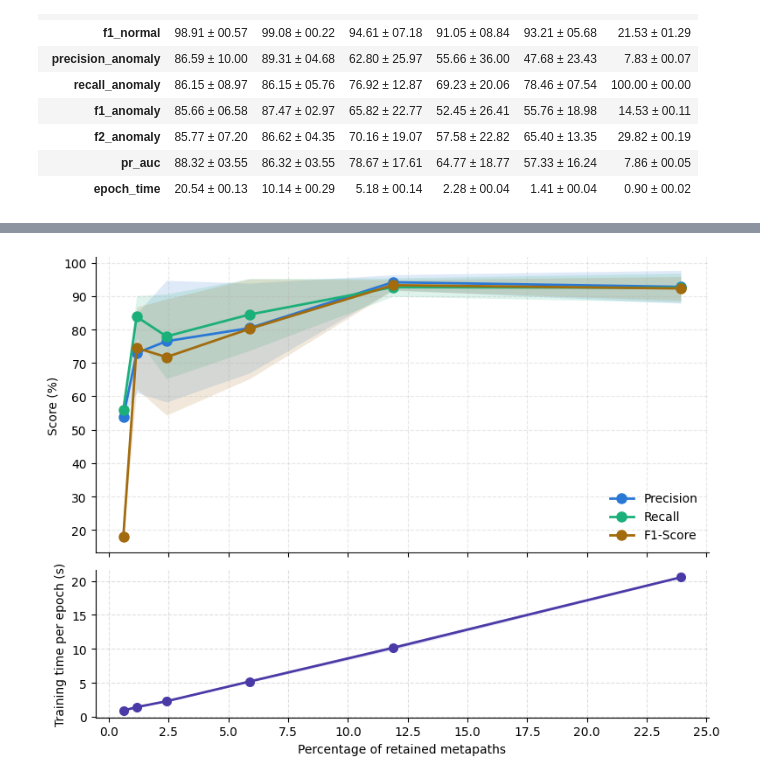
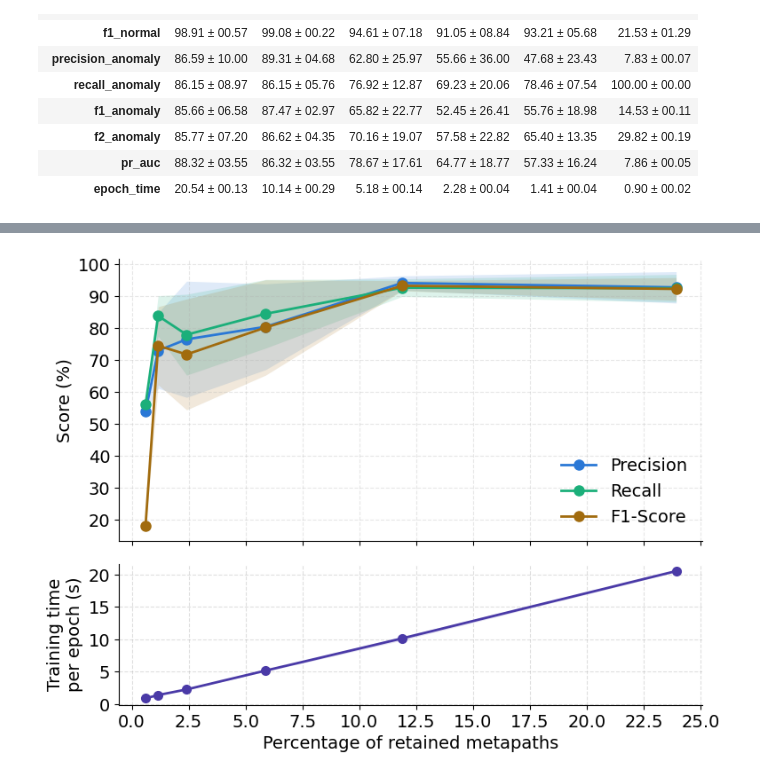
Before and after one commit to BridgeSentry/BridgeSentry, a Jupyter notebook: notebooks/dme_distribution_deepsad_20260805.ipynb, the cells around one changed output, grey strips where cells are left out. Drawn from its saved outputs; the diff is of its cells as text; code cells hidden in the pictures.

Commit message:
fix: make tuning dme evaluation charts larger

```diff
--- a/notebooks/dme_distribution_deepsad_20260805.ipynb
+++ b/notebooks/dme_distribution_deepsad_20260805.ipynb
@@ -610,6 +611,7 @@ Epoch Training Time (sec/epoch) & $11.31 \pm 00.18$ & $5.28 \pm 00.04$ & $2.92 \
 \end{table}
 # %%
 import matplotlib.pyplot as plt
+from matplotlib.ticker import AutoLocator, MultipleLocator
 
 # Palette (dataviz skill's validated categorical slots):
 #   slot 1 (blue) / slot 2 (aqua) for the two performance lines,
@@ -623,6 +625,7 @@ COLOR_TIME = "#4a3aa7"
 plot_df = comparison_df.sort_values("pct_metapaths")
 x = plot_df["pct_metapaths"].to_numpy()
 
+plt.rcParams.update({'font.size': 14})
 fig, (ax_perf, ax_time) = plt.subplots(
     2, 1, figsize=(8, 6), sharex=True, height_ratios=[2, 1]
 )
@@ -643,8 +646,9 @@ ax_perf.legend(frameon=False)
 ax_perf.grid(axis="x", linestyle="--", alpha=0.3)
 ax_perf.grid(axis="y", linestyle="--", alpha=0.3)
 ax_perf.spines[["top", "right"]].set_visible(False)
+ax_perf.yaxis.set_major_locator(MultipleLocator(5))
 
-# --- Bottom panel: fold training time, bars + std error bars ---
+# --- Bottom panel: epoch training time, bars + std error bars ---
 # bar width as a fraction of x so bars read consistently on a log x-axis
 widths = x * 0.15
 ax_time.plot(
@@ -652,18 +656,17 @@ ax_time.plot(
     color=COLOR_TIME, marker="o", linewidth=2, markersize=7,
 )
 ax_time.fill_between(x * 100, plot_df["epoch_time_mean"] - plot_df["epoch_time_std"], plot_df["epoch_time_mean"] + plot_df["epoch_time_std"], color=COLOR_TIME, alpha=0.15, linewidth=0)
-ax_time.set_ylabel("Training time per epoch (s)")
+ax_time.set_ylabel("Training time\nper epoch (s)")
 ax_time.set_xlabel("Percentage of retained metapaths")
 #ax_time.set_xscale("log")
-from matplotlib.ticker import FixedLocator, FuncFormatter, NullFormatter
 
 #ax_time.xaxis.set_major_locator(FixedLocator(x * 100))
 #ax_time.xaxis.set_major_formatter(FuncFormatter(lambda v, p: f'{v:.1f}'))
-
+ax_time.xaxis.set_major_locator(MultipleLocator(2.5))
+ax_time.yaxis.set_major_locator(MultipleLocator(2))
 ax_time.grid(True, axis="both", linestyle="--", alpha=0.4)
 ax_time.spines[["top", "right"]].set_visible(False)
 
 fig.tight_layout()
-fig.savefig("dme_tuning_dme_results_deepsad_single.pdf", format="pdf")
 plt.show()
 # %% [output]
@@ -1156,6 +1159,7 @@ Epoch Training Time (sec/epoch) & $20.54 \pm 00.13$ & $10.14 \pm 00.29$ & $5.18
 \end{table}
 # %%
 import matplotlib.pyplot as plt
+from matplotlib.ticker import AutoLocator, MultipleLocator
 
 # Palette (dataviz skill's validated categorical slots):
 #   slot 1 (blue) / slot 2 (aqua) for the two performance lines,
@@ -1169,6 +1173,7 @@ COLOR_TIME = "#4a3aa7"
 plot_df = comparison_df.sort_values("pct_metapaths")
 x = plot_df["pct_metapaths"].to_numpy()
 
+plt.rcParams.update({'font.size': 14})
 fig, (ax_perf, ax_time) = plt.subplots(
     2, 1, figsize=(8, 6), sharex=True, height_ratios=[2, 1]
 )
@@ -1180,38 +1185,37 @@ for col, color, label in [
     ("f1_macro", COLOR_F1, "F1-Score"),
 ]:
     mean = plot_df[f"{col}_mean"].to_numpy() * 100
     std = plot_df[f"{col}_std"].to_numpy() * 100
     ax_perf.plot(x * 100, mean, color=color, linewidth=2, marker="o", markersize=8, label=label)
     ax_perf.fill_between(x * 100, mean - std, mean + std, color=color, alpha=0.15, linewidth=0)
 
 ax_perf.set_ylabel("Score (%)")
 ax_perf.legend(frameon=False)
 ax_perf.grid(axis="x", linestyle="--", alpha=0.3)
 ax_perf.grid(axis="y", linestyle="--", alpha=0.3)
 ax_perf.spines[["top", "right"]].set_visible(False)
+ax_perf.yaxis.set_major_locator(MultipleLocator(10))
 
-# --- Bottom panel: fold training time, bars + std error bars ---
+# --- Bottom panel: epoch training time, bars + std error bars ---
 # bar width as a fraction of x so bars read consistently on a log x-axis
 widths = x * 0.15
 ax_time.plot(
     x * 100, plot_df["epoch_time_mean"],
     color=COLOR_TIME, marker="o", linewidth=2, markersize=7,
 )
 ax_time.fill_between(x * 100, plot_df["epoch_time_mean"] - plot_df["epoch_time_std"], plot_df["epoch_time_mean"] + plot_df["epoch_time_std"], color=COLOR_TIME, alpha=0.15, linewidth=0)
-ax_time.set_ylabel("Training time per epoch (s)")
+ax_time.set_ylabel("Training time\nper epoch (s)")
 ax_time.set_xlabel("Percentage of retained metapaths")
-ax_time.xaxis.set_major_locator(FixedLocator(np.arange(0, 30, 2.5)))
 #ax_time.set_xscale("log")
-from matplotlib.ticker import FixedLocator, FuncFormatter, NullFormatter
 
 #ax_time.xaxis.set_major_locator(FixedLocator(x * 100))
-ax_time.xaxis.set_major_formatter(FuncFormatter(lambda v, p: f'{v:.1f}'))
-
+#ax_time.xaxis.set_major_formatter(FuncFormatter(lambda v, p: f'{v:.1f}'))
+ax_time.xaxis.set_major_locator(MultipleLocator(2.5))
+ax_time.yaxis.set_major_locator(MultipleLocator(5))
 ax_time.grid(True, axis="both", linestyle="--", alpha=0.4)
 ax_time.spines[["top", "right"]].set_visible(False)
 
 fig.tight_layout()
-fig.savefig("dme_tuning_dme_results_deepsad_cctx.pdf", format="pdf")
 plt.show()
 # %% [output]
-[figure, old version]
+[figure, new version]
```
Also changed, not shown: parts of 5 cells of this notebook.
